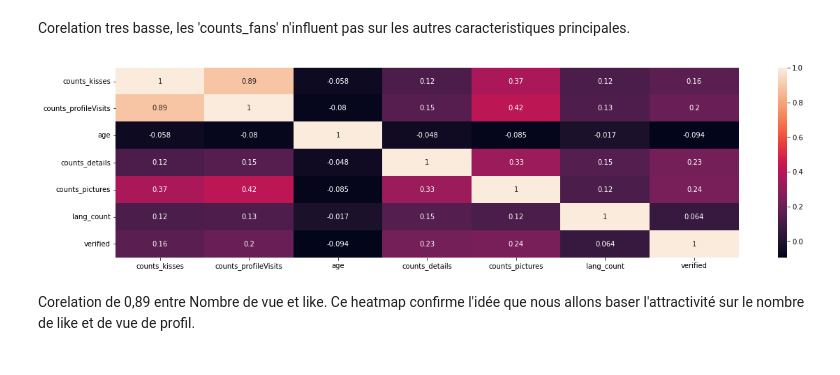
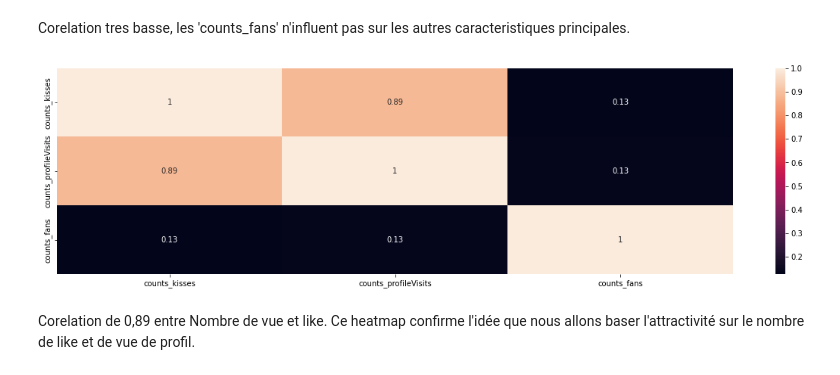
Before and after one commit to samiHEL/DA_Attractivite, a Jupyter notebook: DA_HELLA_SAMI_Attractivité.ipynb, the cells around one changed output. Cells and saved outputs as stored; diff of their text form; code cells hidden in the pictures.

```diff
--- a/DA_HELLA_SAMI_Attractivité.ipynb
+++ b/DA_HELLA_SAMI_Attractivité.ipynb
@@ -64,13 +64,13 @@ plot.show();
 # %% [markdown]
 Corelation tres basse, les 'counts_fans' n'influent pas sur les autres caracteristiques principales.
 # %%
-df = pd.DataFrame(data=data, columns=['counts_kisses','counts_profileVisits','age','country','counts_details','counts_pictures','lang_count','verified'])
+df = pd.DataFrame(data=data, columns=['counts_kisses','counts_profileVisits','counts_fans'])
 corr=df.corr()
 f, ax = plot.subplots(figsize=(20,5))
 seaborn.heatmap(corr, annot=True, ax =ax)
 plot.savefig('heatmapEX1.png')
 # %% [output]
-[figure, old version]
+[figure, new version]
 # %% [markdown]
 Corelation de 0,89 entre Nombre de vue et like.
 Ce heatmap confirme l'idée que nous allons baser l'attractivité sur le nombre de like et de vue de profil.
```
Also changed, not shown: parts of 17 cells of this notebook.
